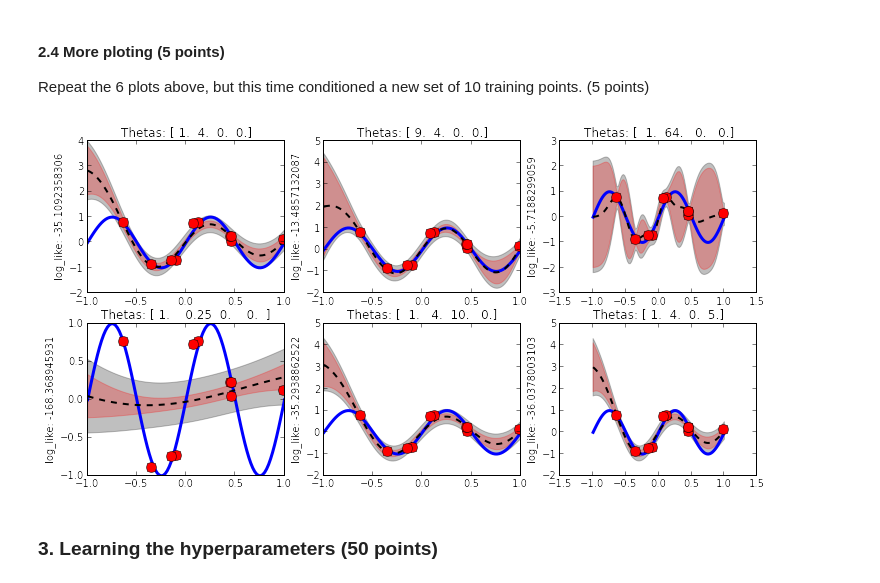
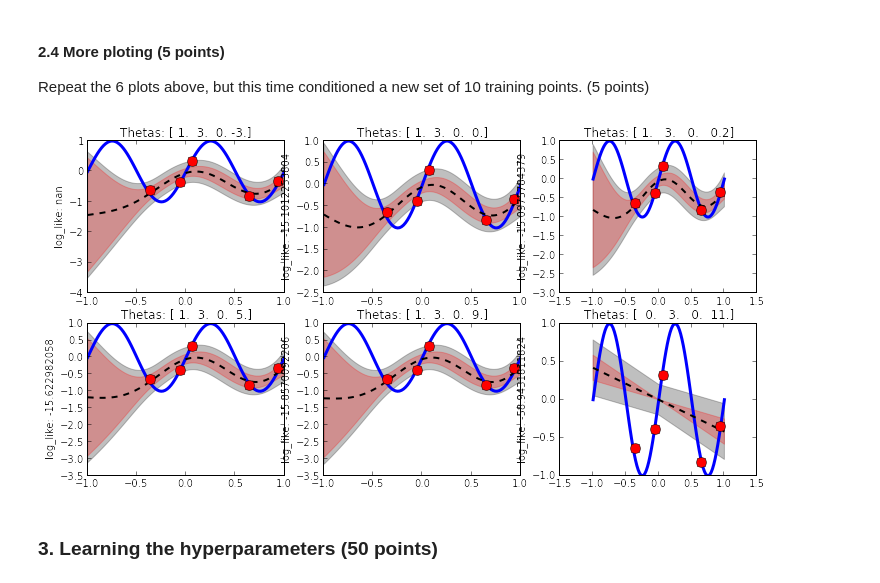
Before and after one commit to basveeling/ml1labs, a Jupyter notebook: lab3/Lab3.ipynb, the cells around one changed output. Drawn from its saved outputs; the diff is of its cells as text; code cells hidden in the pictures.

```diff
--- a/lab3/Lab3.ipynb
+++ b/lab3/Lab3.ipynb
@@ -287,10 +287,12 @@ plot_6_conditional(2)
 # %% [markdown]
 #### 2.4 More ploting (5 points)
 Repeat the 6 plots above, but this time conditioned a new set of 10 training points. (5 points)
-# %%
-plot_6_conditional(10)
-# %% [output]
-[figure, removed]
+# %%
+
+Thetas_matrix = double(np.array([[1,3,0,-3],[1,3,0,0],[1,3,0,0.2],[1,3,0,5],[1,3,0,9],[0,3,0,11]] ));
+plot_6_conditional(5)
+# %% [output]
+[figure, added]
 # %% [markdown]
 ### 3. Learning the hyperparameters (50 points)
 # %% [markdown]
```
Also changed, not shown: parts of 1 cell of this notebook.
